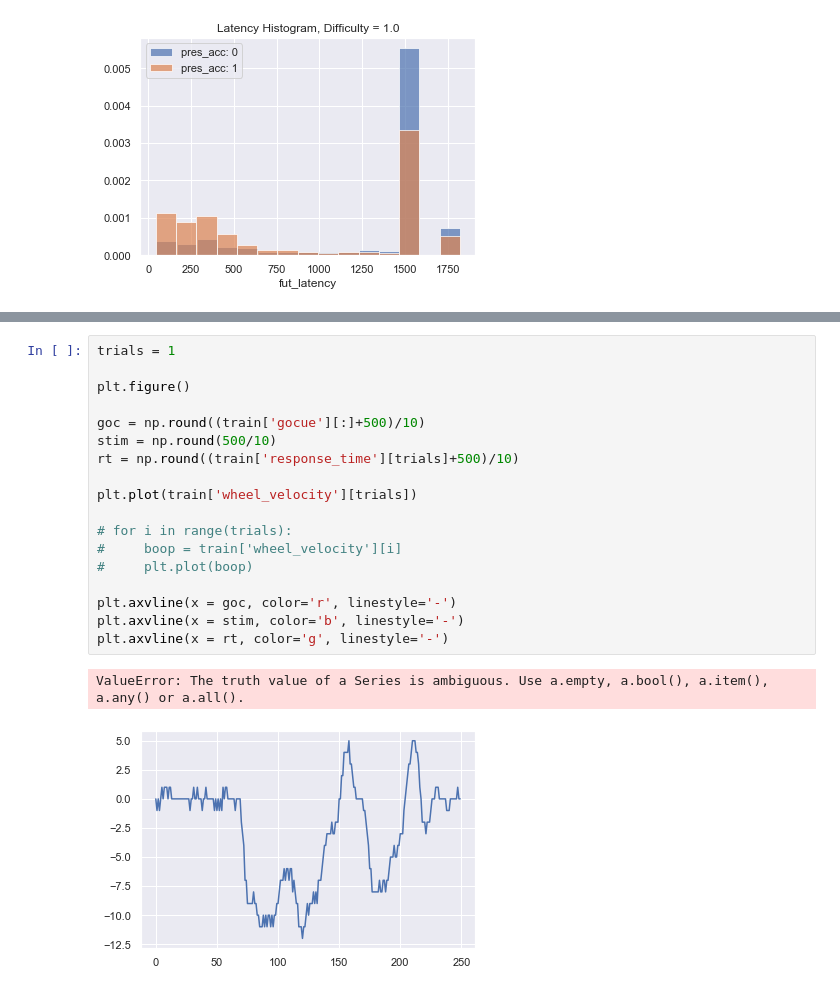
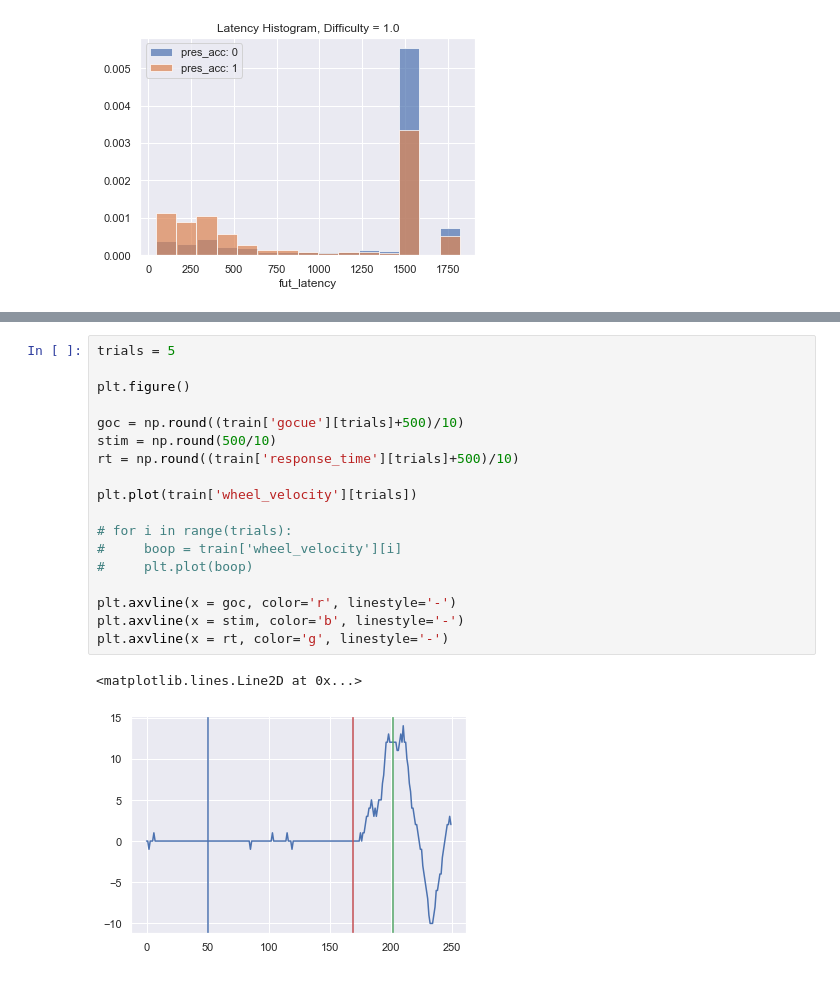
Before and after one commit to jordanlei/neuromatch-project, a Jupyter notebook: AMBERS_explore_jordans_.ipynb, the cells around one changed output, grey strips where cells are left out. Drawn from its saved outputs; the diff is of its cells as text.

```diff
--- a/AMBERS_explore_jordans_.ipynb
+++ b/AMBERS_explore_jordans_.ipynb
@@ -203,21 +168,21 @@ Name: response_time, Length: 7814, dtype: float64
 # %%
-trials = 1
+trials = 5
 
 plt.figure()
 
-goc = np.round((train['gocue'][:]+500)/10)
+goc = np.round((train['gocue'][trials]+500)/10)
 stim = np.round(500/10)
 rt = np.round((train['response_time'][trials]+500)/10)
 
 plt.plot(train['wheel_velocity'][trials])
 
 # for i in range(trials):
 #     boop = train['wheel_velocity'][i]
 #     plt.plot(boop)
 
 plt.axvline(x = goc, color='r', linestyle='-')
 plt.axvline(x = stim, color='b', linestyle='-')
 plt.axvline(x = rt, color='g', linestyle='-')
 # %% [output]
-ValueError: The truth value of a Series is ambiguous. Use a.empty, a.bool(), a.item(), a.any() or a.all().
+<matplotlib.lines.Line2D at 0x...>
-[figure, old version]
+[figure, new version]
```
Also changed, not shown: parts of 9 cells of this notebook.
